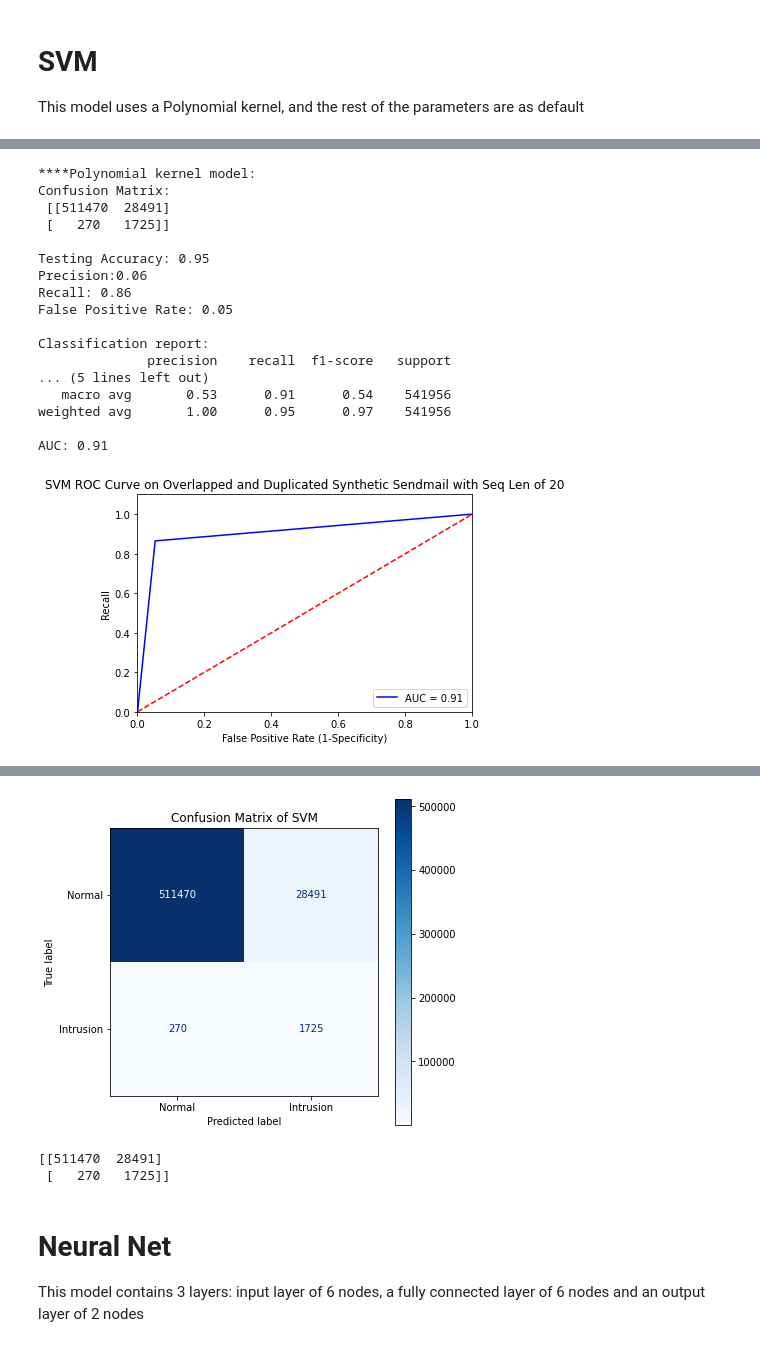
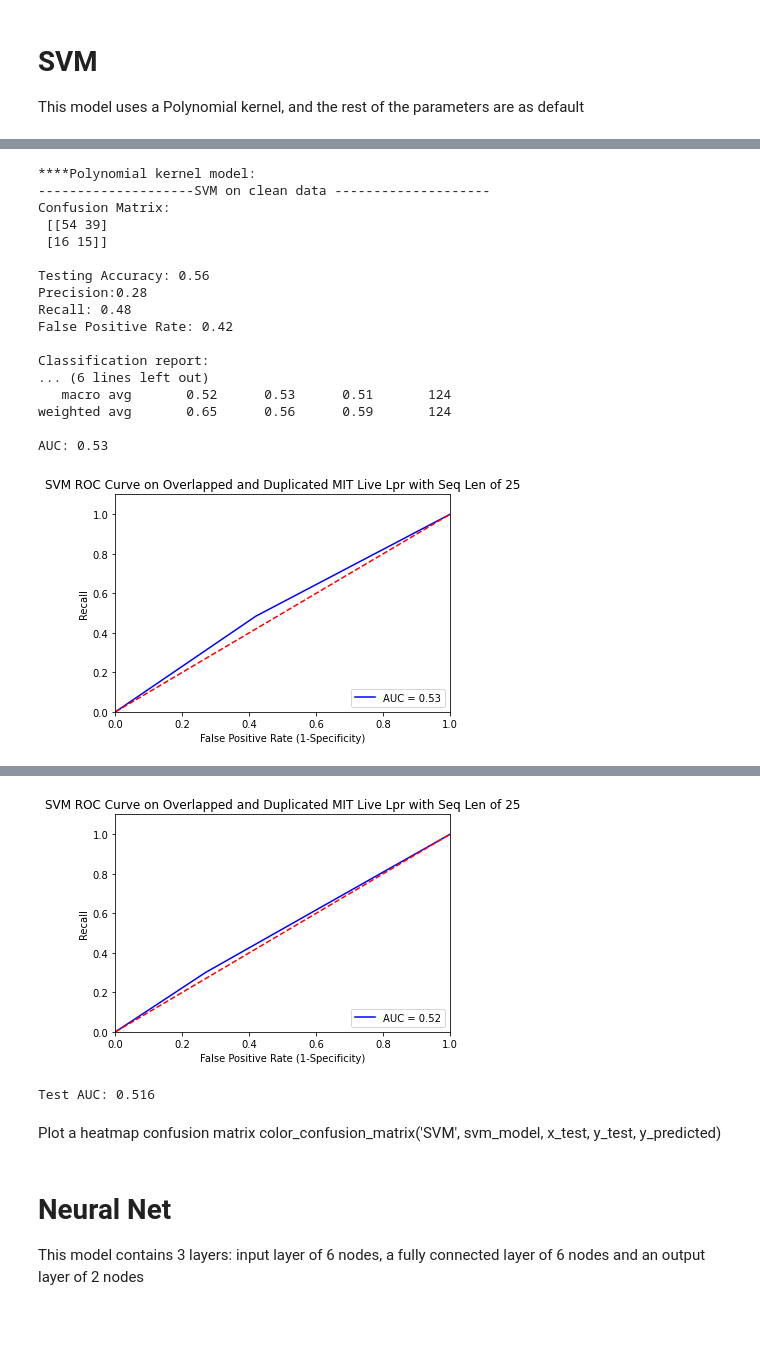
Before and after one commit to NganTran-0017/HIDS, a Jupyter notebook: ML_HIDS.ipynb, the cells around one changed output, grey strips where cells are left out. Drawn from its saved outputs; the diff is of its cells as text; code cells hidden in the pictures; blank space fills up the shorter version.

```diff
--- a/ML_HIDS.ipynb
+++ b/ML_HIDS.ipynb
@@ -484,0 +484,3 @@ Intrusion len: 6755
+# %%
+independent_test = remove_overlap2(x_train, x_test)
+independent_test
@@ -484,0 +681,6 @@ Intrusion len: 6755
+# %%
+# Read in data
+x_train = pd.read_csv('train.csv', header = 0)
+test_clean = pd.read_csv('test_clean.csv', header = 0)
+test_unclean = pd.read_csv('test_unclean.csv', header = 0)
+test_unclean.rename(columns={'25':'Label'}, inplace=True)
@@ -513,0 +754,4 @@ Test set: Intrusion vs. Normal cases 1995 539961
+# %%
+filt = y_train == 0
+normal_train = x_train.loc[filt]
+normal_train
@@ -513,0 +772,3 @@ Test set: Intrusion vs. Normal cases 1995 539961
+# %%
+intrusion_train = x_train.loc[~filt]
+intrusion_train
@@ -796,48 +1103,43 @@ svm_x_train
 # %%
 from sklearn import svm
 
 #### Create a SVM classifier using polynomial Kernel
 print('\n****Polynomial kernel model: ')
 svm_model = svm.SVC(kernel = 'poly')
 
 #Train the  & Get accuracy from training
 svm_model.fit(svm_x_train, svm_y_train)
-y_pred = svm_model.predict(svm_x_train)
+#y_pred = svm_model.predict(svm_x_train)
 
 # Recording TPR and FPR for plotting TRAINING ROC curves
-SVM_train = {}
-SVM_train['fpr'], SVM_train['tpr'], thresh = roc_curve(svm_y_train, y_pred)
-SVM_train['auc'] = roc_auc_score(svm_y_train, y_pred)
+#SVM_train = {}
+#SVM_train['fpr'], SVM_train['tpr'], thresh = roc_curve(svm_y_train, y_pred)
+#SVM_train['auc'] = roc_auc_score(svm_y_train, y_pred)
 
 
-# Test the model w testing data
-y_predicted = svm_model.predict(x_test)
+## TESTING SVM with clean data and unclean data
+SVM_clean_perf   = test_model(test_clean,   y_test_clean,   svm_model, 'SVM', 'clean'); print('\n\n')
+SVM_unclean_perf = test_model(test_unclean, y_test_unclean, svm_model, 'SVM', 'unclean')
 
-# Evaluate the model
-print_performance('SVM', y_test, y_predicted)
-
-# Recording TPR and FPR for TESTING-ROC curves
-SVM_test = {}
-SVM_test['fpr'], SVM_test['tpr'], thresh = roc_curve(y_test, y_predicted)
-SVM_test['auc'] = roc_auc_score(y_test, y_predicted)
-
-print('Train AUC: %.3f vs Test AUC: %.3f' %(SVM_train['auc'], SVM_test['auc']))
+# Save performance to text file
+write_to_file(SVM_clean_perf, 'SVM', 'clean')
+write_to_file(SVM_unclean_perf, 'SVM', 'unclean')
 # %% [output]
 ****Polynomial kernel model:
+--------------------SVM on clean data --------------------
 Confusion Matrix:
- [[511470  28491]
- [   270   1725]]
+ [[54 39]
+ [16 15]]
 
-Testing Accuracy: 0.95
-Precision:0.06
-Recall: 0.86
-False Positive Rate: 0.05
+Testing Accuracy: 0.56
+Precision:0.28
+Recall: 0.48
+False Positive Rate: 0.42
 
 Classification report:
-              precision    recall  f1-score   support
-... (5 lines left out)
-   macro avg       0.53      0.91      0.54    541956
-weighted avg       1.00      0.95      0.97    541956
+... (6 lines left out)
+   macro avg       0.52      0.53      0.51       124
+weighted avg       0.65      0.56      0.59       124
 
-AUC: 0.91
+AUC: 0.53
-[figure, old version]
+[figure, new version]
@@ -845,7 +1163,2 @@ Train AUC: 0.915 vs Test AUC: 0.906
+[figure, added]
+Test AUC: 0.516
-# %%
-# Plot a heatmap confusion matrix
-color_confusion_matrix('SVM', svm_model, x_test, y_test, y_predicted)
-# %% [output]
-[figure, removed]
-[[511470  28491]
- [   270   1725]]
@@ -855,3 +1165,6 @@ write_to_file(SVM_test, 'SVM')
+# %% [markdown]
+ Plot a heatmap confusion matrix
+color_confusion_matrix('SVM', svm_model, x_test, y_test, y_predicted)
 # %% [markdown]
 # **Neural Net**
 
```
Also changed, not shown: parts of 86 cells of this notebook.
